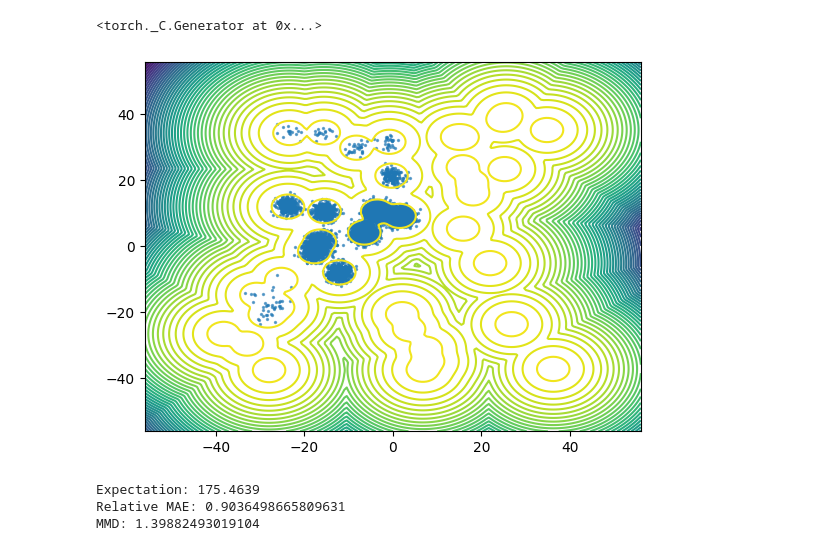
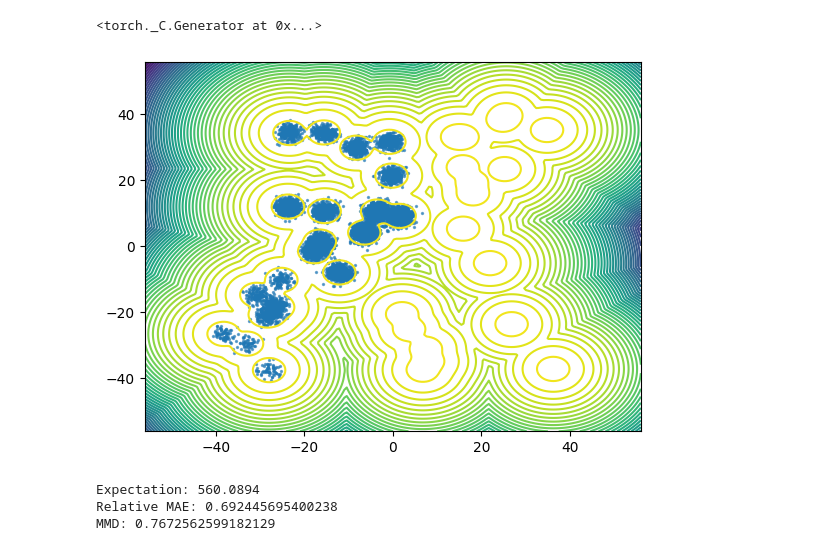
Before and after one commit to Wenlin-Chen/DiGS, a Jupyter notebook: MoG-40/MALA.ipynb, the cells around one changed output. Cells and saved outputs as stored; diff of their text form; code cells hidden in the pictures.

```diff
--- a/MoG-40/MALA.ipynb
+++ b/MoG-40/MALA.ipynb
@@ -43,32 +43,34 @@ torch.manual_seed(SEED)
 <torch._C.Generator at 0x...>
 # %%
 num_samples = 10000
-num_chains = 100
-step_size = 1e-1
-num_langevin_steps = 1000
+num_chains = 10   # to save time, we run 10 independent MALA samplers in parallel, each generating 1000 samples
+step_size = 2.
+num_langevin_steps_per_sample = 1000  # 1000 Langevin steps per sample
 
 x = torch.zeros([num_chains, dim], device=device)
 mala = LangevinDynamics(x, energy, step_size=step_size, mh=True, device=device)
 
 samples = []
-for _ in tqdm(range(num_samples//num_chains)):
-    for _ in range(num_langevin_steps):
-        x, _ = mala.sample()
-    samples.append(x.detach())
+with tqdm(range(num_samples//num_chains)) as t_bar:
+    for _ in t_bar:
+        for _ in range(num_langevin_steps_per_sample):
+            x, acc_rate = mala.sample()
+        t_bar.set_postfix({"acc_rate": acc_rate})
+        samples.append(x.detach())
 samples = torch.cat(samples, dim=0)
 
 plot_contours(target.log_prob, samples=samples.cpu().numpy(), bounds=plotting_bounds, n_contour_levels=50, grid_width_n_points=200, device=device, plt_show=True)
 
 expectation = MC_estimate_true_expectation(samples.cpu(), quadratic_function)
 print("Expectation:", expectation.cpu().numpy())
 
 print("Relative MAE:", relative_mae(true_expectation, expectation).item())
 
 mmd_loss=MMD_loss(kernel_num=5)
 mmd=mmd_loss.forward(source=samples.cpu(), target=true_samples.cpu())
 print("MMD:", mmd.item())
 # %% [output]
-[figure, old version]
+[figure, new version]
-Expectation: 175.4639
-Relative MAE: 0.9036498665809631
-MMD: 1.39882493019104
+Expectation: 560.0894
+Relative MAE: 0.692445695400238
+MMD: 0.7672562599182129
```
Also changed, not shown: 7 other files.
